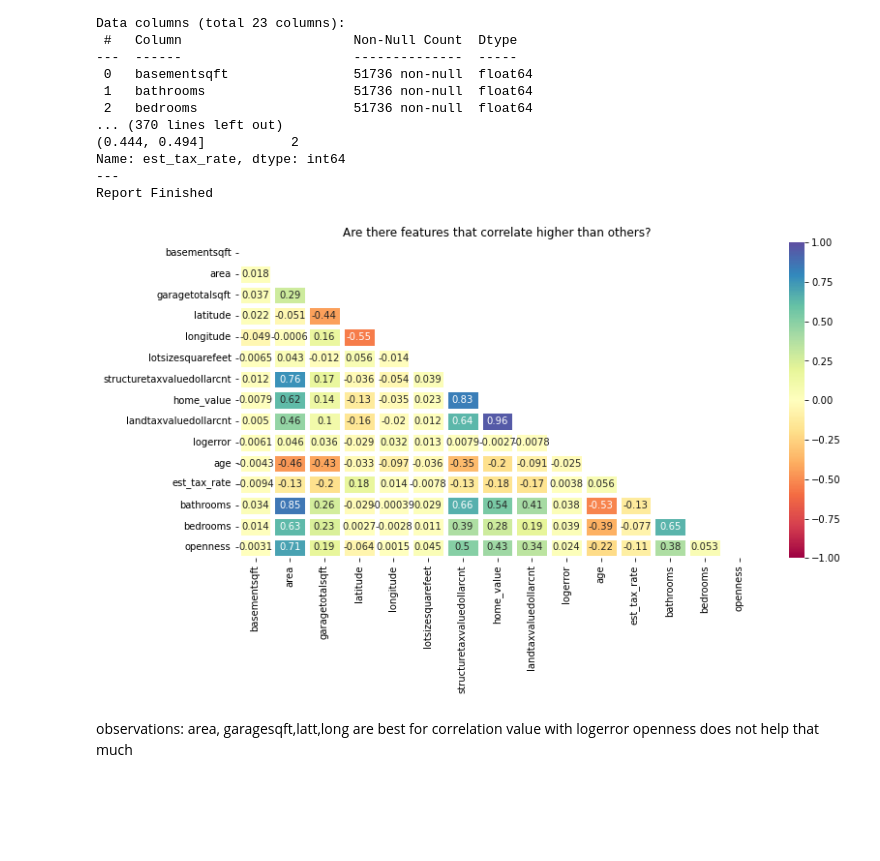
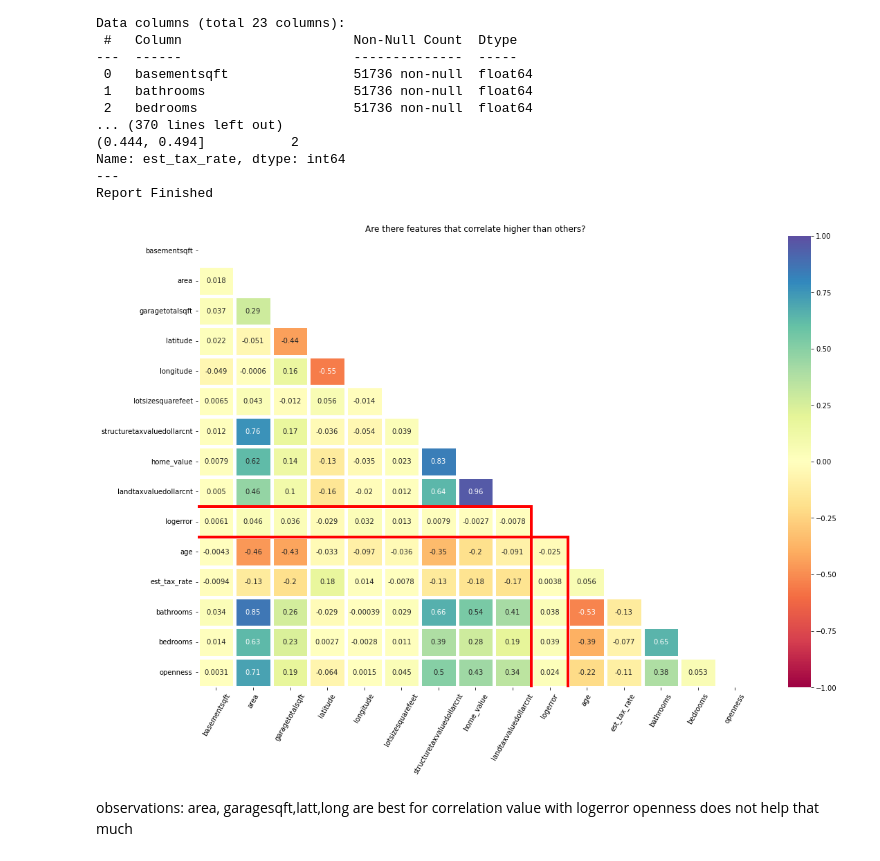
Before and after one commit to Shorter-Shenck/Zillow_Cluster_Regression, a Jupyter notebook: explore.ipynb, the cells around one changed output. Saved outputs shown, nothing was run; the diff lists cells and outputs as text; code cells hidden in the pictures; blank space fills up the shorter version.

```diff
--- a/explore.ipynb
+++ b/explore.ipynb
@@ -81,30 +131,48 @@ discrete_list = [   'aircon',
 # %%
 heatmap_list = ['basementsqft','area','garagetotalsqft','latitude','longitude',
                   'lotsizesquarefeet','structuretaxvaluedollarcnt','home_value',
                   'landtaxvaluedollarcnt','logerror','age','home_size','est_tax_rate',
                   "bathrooms","bedrooms","openness"]
 
-plt.figure(figsize=(12, 6))
+fig,ax = plt.subplots(figsize=(18,12))
 
 kwargs = {'alpha':1,
             'linewidth':5,
             'linestyle':'--',
             'linecolor':'white'}
 
 sns.heatmap(train[heatmap_list].corr(),
-            #map="YlGnBu",
             cmap="Spectral",
             mask=(np.triu(np.ones_like(train[heatmap_list].corr(),dtype=bool))),
             annot=True,
             vmin=-1,
             vmax=1,
             #annot=True,
             **kwargs
             )
+ax.add_patch(
+     patches.Rectangle(
+         (9, 10),
+         1.0,
+         35.0,
+         edgecolor='red',
+         fill=False,
+         lw=4
+     ) )
+ax.add_patch(
+     patches.Rectangle(
+         (9,9),
+         -10.0,
+         1.0,
+         edgecolor='red',
+         fill=False,
+         lw=4
+     ) )
+plt.xticks(rotation = 60)
 plt.title("Are there features that correlate higher than others?")
 plt.show()
 # %% [output]
-[figure, old version]
+[figure, new version]
 # %% [markdown]
 observations: area, garagesqft,latt,long are best for correlation value with logerror
 openness does not help that much
```
Also changed, not shown: parts of 24 cells of this notebook, 2 other files.
